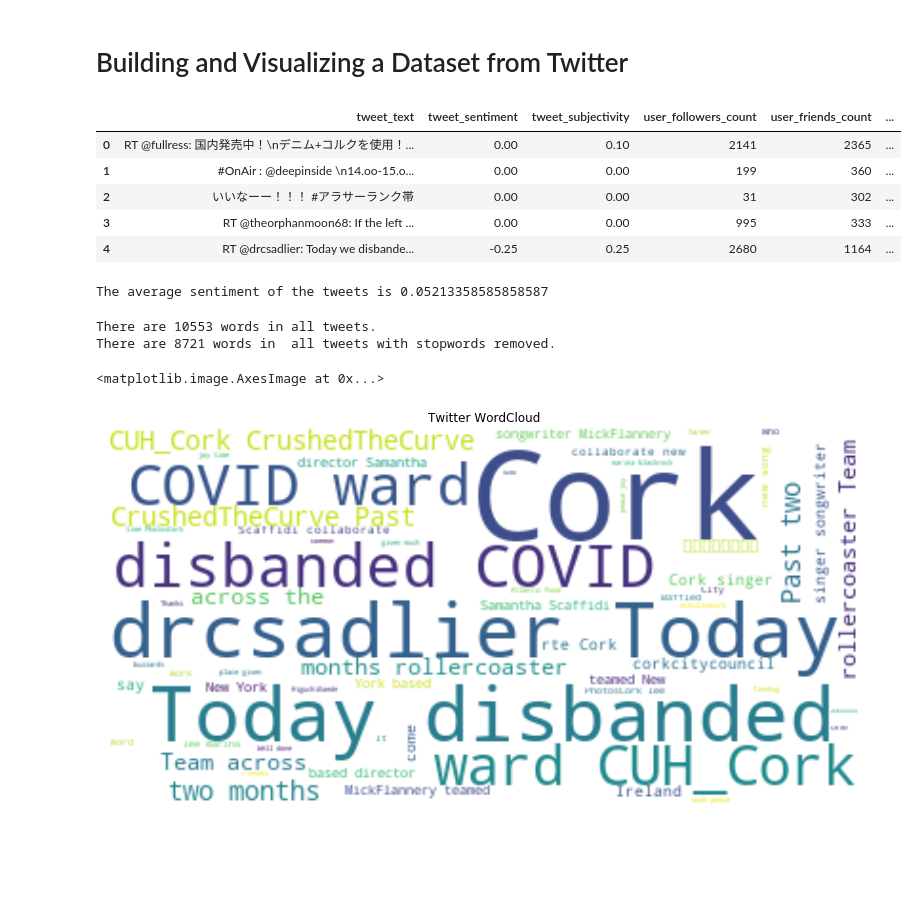
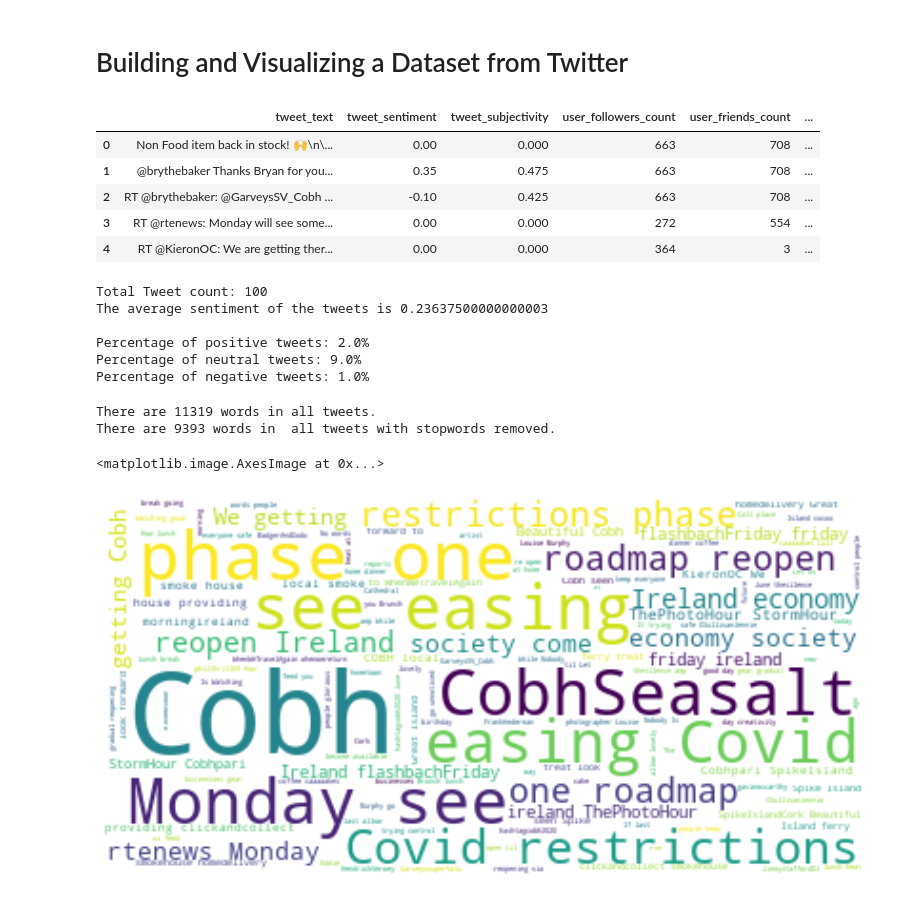
Before and after one commit to JimmyCollins/NLP, a Jupyter notebook: sentiment-analysis-2.ipynb, the cells around one changed output. Saved outputs shown, nothing was run; the diff lists cells and outputs as text; code cells hidden in the pictures; blank space fills up the shorter version.

Commit message:
Sentiment stuff.

```diff
--- a/sentiment-analysis-2.ipynb
+++ b/sentiment-analysis-2.ipynb
@@ -22,7 +22,7 @@ twitter_auth = tweepy.OAuthHandler(consumer_key, consumer_key_secret)
 api = tweepy.API(twitter_auth)
 # %%
 # Let's grab a bunch of tweets
-tweets = api.search("cork", count=2500)
+tweets = api.search("cobh", count=100)
 # %%
 # Storing features from the tweets that will be useful for ML later
 # This a broken in features relating to the tweet (prefixed with 'tweet_') and use related ones (prefixed with 'user_')
@@ -56,39 +56,52 @@ for tweet in tweets:
 df.head()
 # %% [output]
 |  | tweet_text | tweet_sentiment | tweet_subjectivity | user_followers_count | user_friends_count | ... |
-| 0 | RT @fullress: 国内発売中！\nデニム+コルクを使用！... | 0.00 | 0.10 | 2141 | 2365 | ... |
-| 1 | #OnAir : @deepinside \n14.oo-15.o... | 0.00 | 0.00 | 199 | 360 | ... |
-| 2 | いいなーー！！！ #アラサーランク帯 | 0.00 | 0.00 | 31 | 302 | ... |
-| 3 | RT @theorphanmoon68: If the left ... | 0.00 | 0.00 | 995 | 333 | ... |
-| 4 | RT @drcsadlier: Today we disbande... | -0.25 | 0.25 | 2680 | 1164 | ... |
+| 0 | Non Food item back in stock! 🙌\n\... | 0.00 | 0.000 | 663 | 708 | ... |
+| 1 | @brythebaker Thanks Bryan for you... | 0.35 | 0.475 | 663 | 708 | ... |
+| 2 | RT @brythebaker: @GarveysSV_Cobh ... | -0.10 | 0.425 | 663 | 708 | ... |
+| 3 | RT @rtenews: Monday will see some... | 0.00 | 0.000 | 272 | 554 | ... |
+| 4 | RT @KieronOC: We are getting ther... | 0.00 | 0.000 | 364 | 3 | ... |
-# %%
-# Average sentiment of the tweets?
-print ("The average sentiment of the tweets is {} ".format(df["tweet_sentiment"].mean()))
-# %% [output]
-The average sentiment of the tweets is 0.05213358585858587
+# %%
+# Sentiment of the tweets - using TextBlob for this
+print ("Total Tweet count: {}" .format(df.shape[0]))
+print ("The average sentiment of the tweets is {} ".format(df["tweet_sentiment"].mean()))
+
+positive_tweets = [tweet for index, tweet in enumerate(df) if df['tweet_sentiment'][index] > 0]
+neutral_tweets = [tweet for index, tweet in enumerate(df) if df['tweet_sentiment'][index] == 0]
+negative_tweets = [tweet for index, tweet in enumerate(df) if df['tweet_sentiment'][index] < 0]
+
+print("\nPercentage of positive tweets: {}%".format(len(positive_tweets)*100/len(df)))
+print("Percentage of neutral tweets: {}%".format(len(neutral_tweets)*100/len(df)))
+print("Percentage of negative tweets: {}%".format(len(negative_tweets)*100/len(df)))
+# %% [output]
+Total Tweet count: 100
+The average sentiment of the tweets is 0.23637500000000003
+
+Percentage of positive tweets: 2.0%
+Percentage of neutral tweets: 9.0%
+Percentage of negative tweets: 1.0%
 # %%
 # Setup stop words
 stop_words = stopwords.words('english')
 new_stopwords = ['RT']
 stop_words.extend(new_stopwords)
 stop_words = set(stop_words)
 
 # Remove stopwords
 text = " ".join(review for review in df.tweet_text)
 clean_text = " ".join(word for word in text.split() if word not in stop_words)
 
 print ("There are {} words in all tweets.".format(len(text)))
 print ("There are {} words in  all tweets with stopwords removed.".format(len(clean_text)))
 
 # Generate a word cloud image
 wordcloud = WordCloud(background_color="white").generate(clean_text)
 
 plt.figure( figsize=(15,7))
 plt.axis("off")
-plt.title("Twitter WordCloud")
 plt.imshow(wordcloud, interpolation='bilinear')
 # %% [output]
-There are 10553 words in all tweets.
-There are 8721 words in  all tweets with stopwords removed.
+There are 11319 words in all tweets.
+There are 9393 words in  all tweets with stopwords removed.
 <matplotlib.image.AxesImage at 0x...>
-[figure, old version]
+[figure, new version]
```
